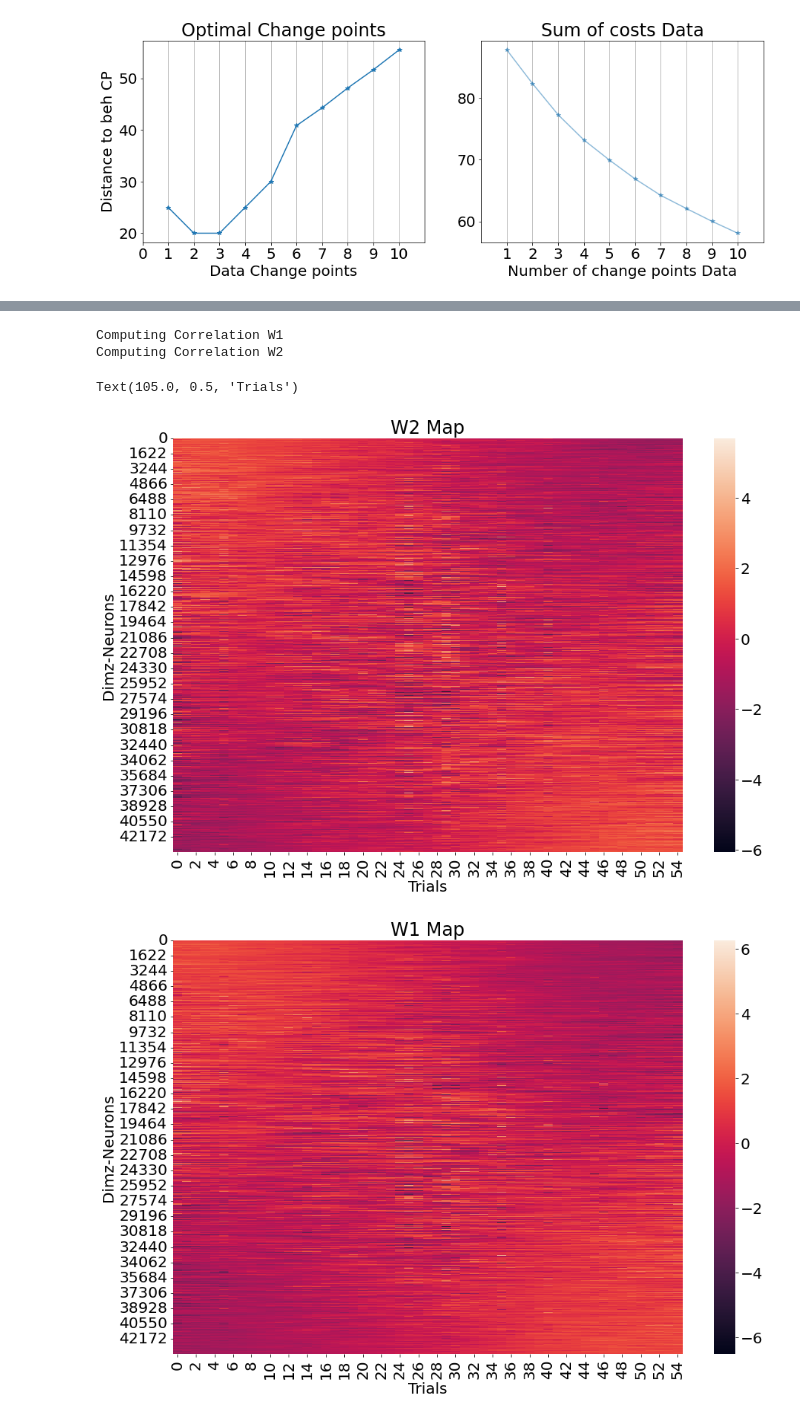
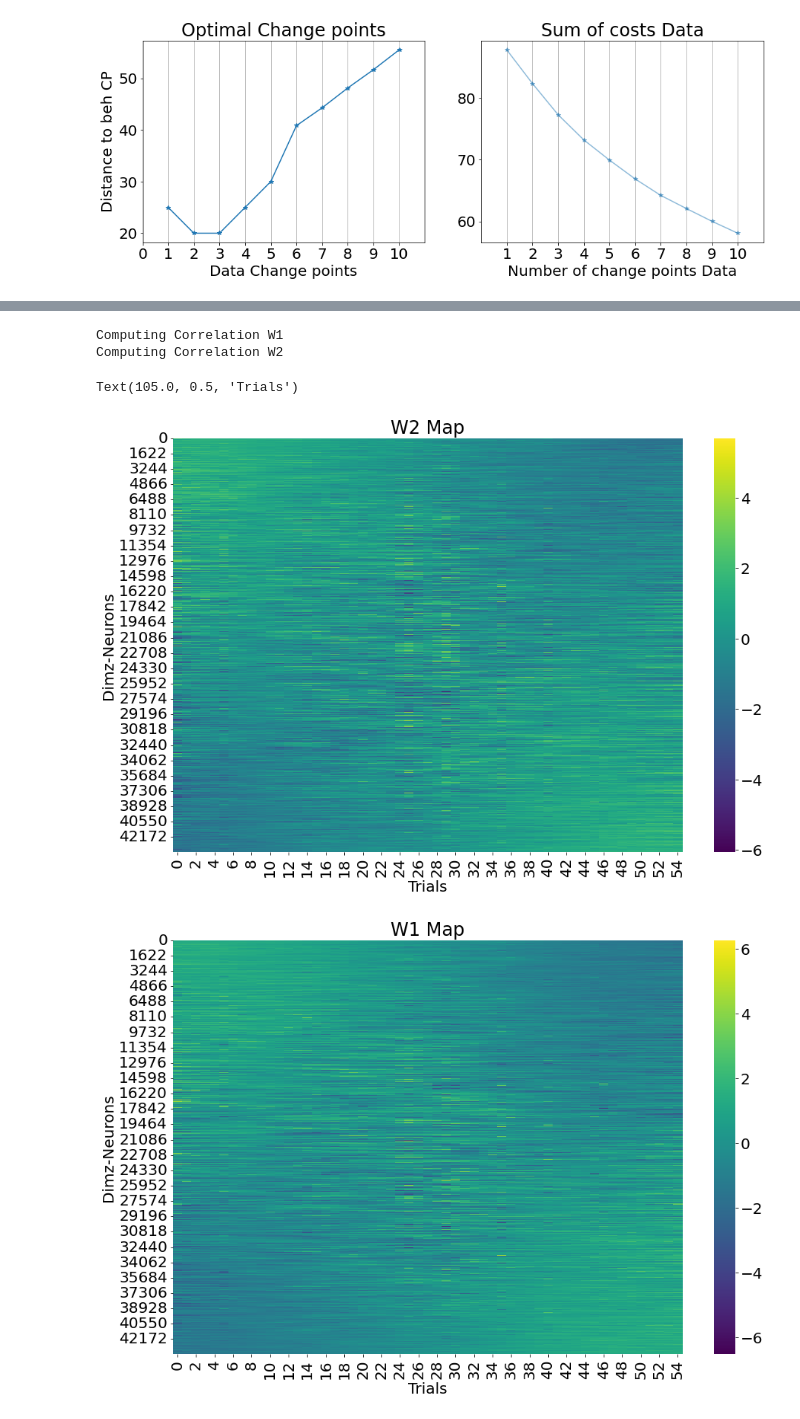
Before and after one commit to Cestarellasmartin/PLRNN, a Jupyter notebook: Paper_Figures/Change_points/Change_points_Model.ipynb, the cells around one changed output, grey strips where cells are left out. Saved outputs shown, nothing was run; the diff lists cells and outputs as text; code cells hidden in the pictures.

```diff
--- a/Paper_Figures/Change_points/Change_points_Model.ipynb
+++ b/Paper_Figures/Change_points/Change_points_Model.ipynb
@@ -509,7 +509,7 @@ mat=mat[sort_pos,:]
 
 plt.figure(figsize=(15,10))
 plt.rcParams['font.size'] = 20
-sns.heatmap(data=mat)
+sns.heatmap(data=mat,cmap='viridis')
 plt.axvline(280,color='k')
 plt.title('W2 Map')
 plt.xlabel('Trials')
@@ -525,38 +525,38 @@ mat1=mat1[sort_pos,:]
 
 plt.figure(figsize=(15,10))
 plt.rcParams['font.size'] = 20
-sns.heatmap(data=mat1)
+sns.heatmap(data=mat1,cmap='viridis')
 plt.axvline(280,color='k')
 plt.title('W1 Map')
 plt.xlabel('Trials')
 plt.ylabel('Dimz-Neurons')
 
 #Correlation W1 and W2 matrix trialbytrial
 print('Computing Correlation W1')
 W1_cortbt=np.corrcoef(mat1.T)
 print('Computing Correlation W2')
 W2_cortbt=np.corrcoef(mat.T)
 
 plt.figure(figsize=(15,10))
 plt.rcParams['font.size'] = 20
 sns.heatmap(data=W1_cortbt,cmap='viridis',vmin=0,vmax=1)
 plt.title('W1 Map Correlation')
 plt.xlabel('Trials')
 plt.ylabel('Trials')
 
 #Correlation W2 matrix trialbytrial
 plt.figure(figsize=(15,10))
 plt.rcParams['font.size'] = 20
 sns.heatmap(data=W2_cortbt,cmap='viridis')
 plt.title('W2 Map Correlation')
 plt.xlabel('Trials')
 plt.ylabel('Trials')
 # %% [output]
 Computing Correlation W1
 Computing Correlation W2
 Text(105.0, 0.5, 'Trials')
-[figure, old version]
+[figure, new version]
-[figure, old version]
+[figure, new version]
 [figure]
 [figure]
 # %%
```
Also changed, not shown: parts of 6 cells of this notebook, 2 other files.
